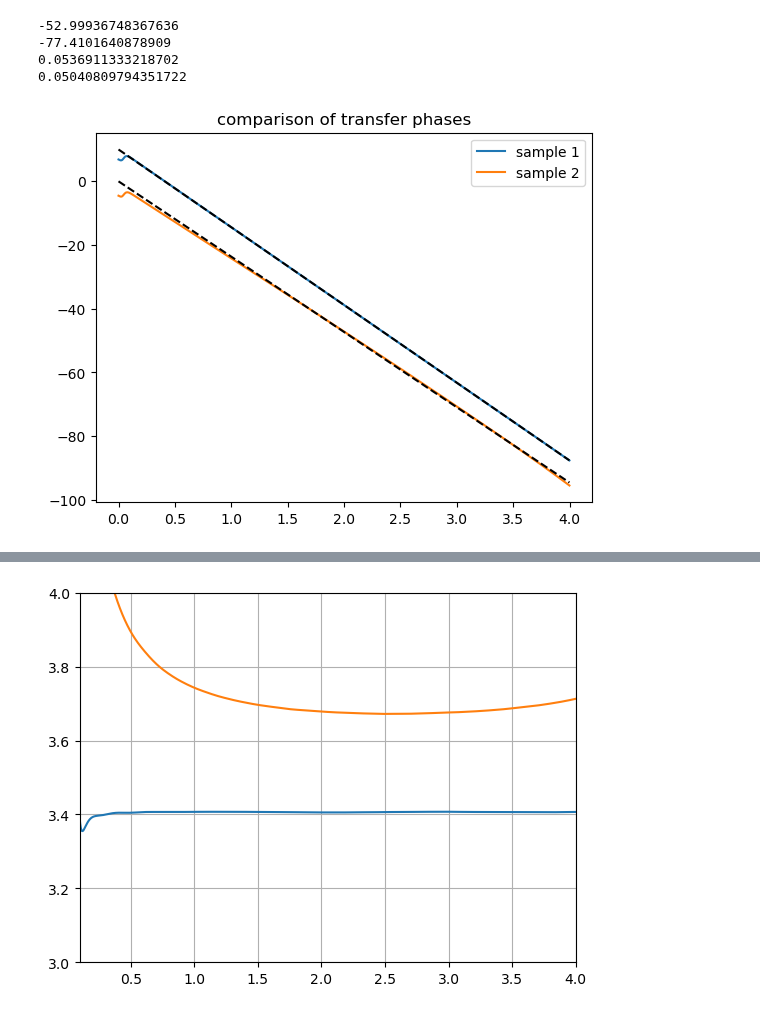
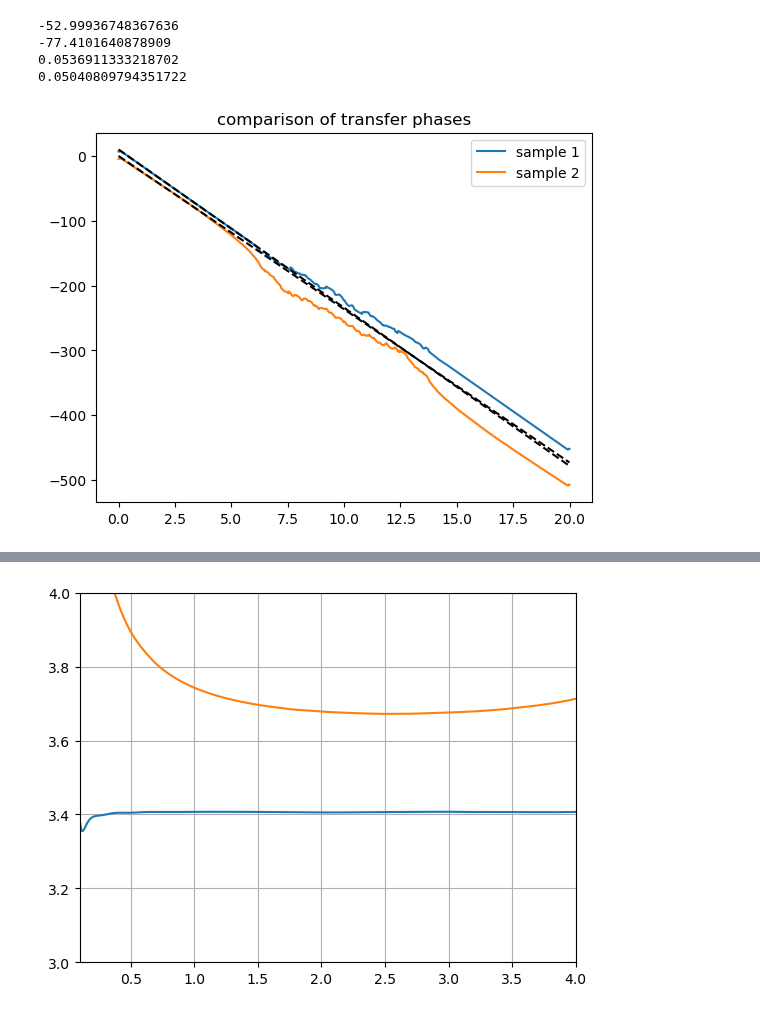
Before and after one commit to tls54/THz-TDS, a Jupyter notebook: Notebooks/gaas.ipynb, the cells around one changed output, grey strips where cells are left out. Drawn from its saved outputs; the diff is of its cells as text; code cells hidden in the pictures.

```diff
--- a/Notebooks/gaas.ipynb
+++ b/Notebooks/gaas.ipynb
@@ -80,29 +80,32 @@ print(np.mean(np.square(ps-f*a2)[finds]))
 # %%
 df1 = extractor1.get_fft_data()
 df2 = extractor2.get_fft_data()
 
 # join the dataframe to get all available data for the sample
 df1 = df1.join(extractor1.get_refractive_index_data())
 df2 = df2.join(extractor2.get_refractive_index_data())
 
 # filter to get rid of useless datapoints
-df1 = df1[df1['interpolated frequency'] <= 4.0]
-df2 = df2[df2['interpolated frequency'] <= 4.0]
+#df1 = df1[df1['interpolated frequency'] <= 4.0]
+#df2 = df2[df2['interpolated frequency'] <= 4.0]
+
+df1 = df1[df1['interpolated frequency'] >= 0.0]
+df2 = df2[df2['interpolated frequency'] >= 0.0]
 
 f1 = df1['interpolated frequency']
 f2 = df2['interpolated frequency']
 
 a1 = -24.41079660421456
 a2 = -23.645766387358204
 plt.plot(f1, df1['phase_transfer']+10, label="sample 1")  # artificial intercept because the slopes are close
 plt.plot(f2, df2['phase_transfer'], label="sample 2")
 plt.plot(f1, a1*f1+10, 'k--')
 plt.plot(f2, a2*f2, 'k--')
 plt.legend()
 plt.title("comparison of transfer phases")
 plt.show()
 # %% [output]
-[figure, old version]
+[figure, new version]
 # %%
 # plot a 2 row, 5 column overview
 fig, ax = plt.subplots(2, 5, figsize=(20, 7.5))
```
Also changed, not shown: parts of 3 cells of this notebook, 3 other files.
